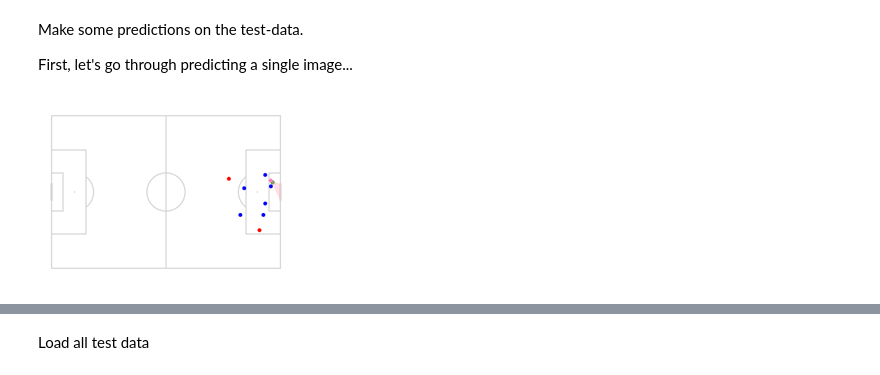
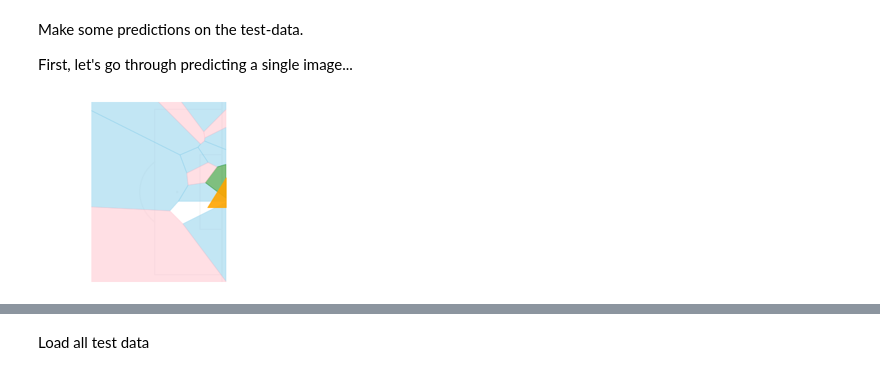
Before and after one commit to Torvaney/image-xg, a Jupyter notebook: notebooks/prototyping-model-fit.ipynb, the cells around one changed output, grey strips where cells are left out. Drawn from its saved outputs; the diff is of its cells as text; code cells hidden in the pictures.

```diff
--- a/notebooks/prototyping-model-fit.ipynb
+++ b/notebooks/prototyping-model-fit.ipynb
@@ -6,11 +6,13 @@ Train the model using resnet
 # %%
+img_dir = Path('../data/processed/voronoi')
+
 dls = ImageDataLoaders.from_folder(
-    Path('../data/processed'),
+    img_dir,
     train='train',
+    valid=None,
     valid_pct=0.2,
-    bs=8,
-    shuffle_train=True,
-    item_tfms=FlipItem(0.5)
+    bs=16,
+    shuffle_train=True
 )
 # %%
 dls.show_batch(nrows=1, ncols=4)
@@ -39,13 +57,13 @@ First, let's go through predicting a single image...
 # %%
 import PIL
 
 # Load an image from the test data
-example_img_path = Path('../data/processed/test/goal').ls()[0]
+example_img_path = (img_dir/'test'/'goal').ls()[0]
 example_img = PILImage.create(example_img_path)
 
 display(example_img.to_thumb(256, 256))
 # %% [output]
-[figure, old version]
+[figure, new version]
 # %%
 _, _, probs = learn.predict(example_img)
 
```
Also changed, not shown: parts of 18 cells of this notebook.
